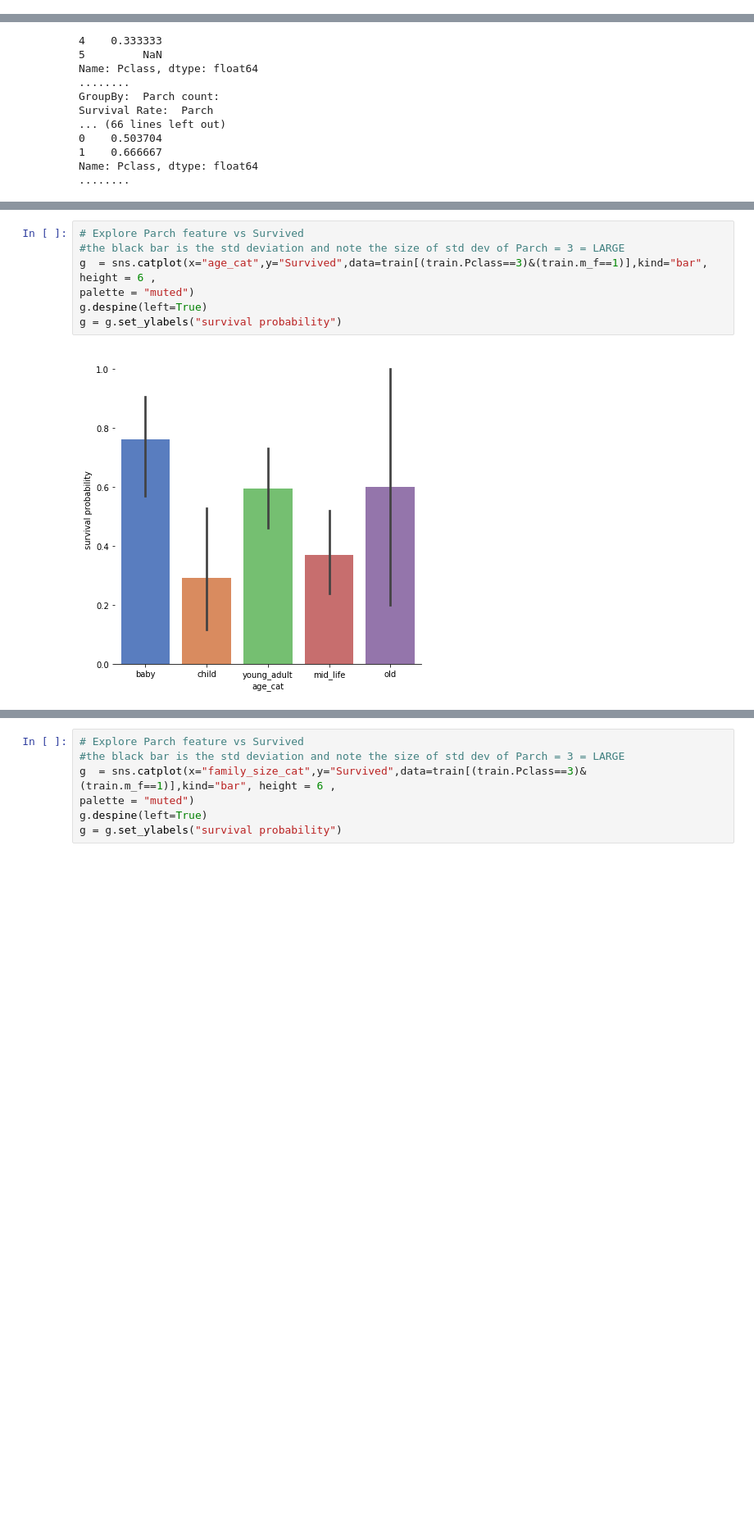
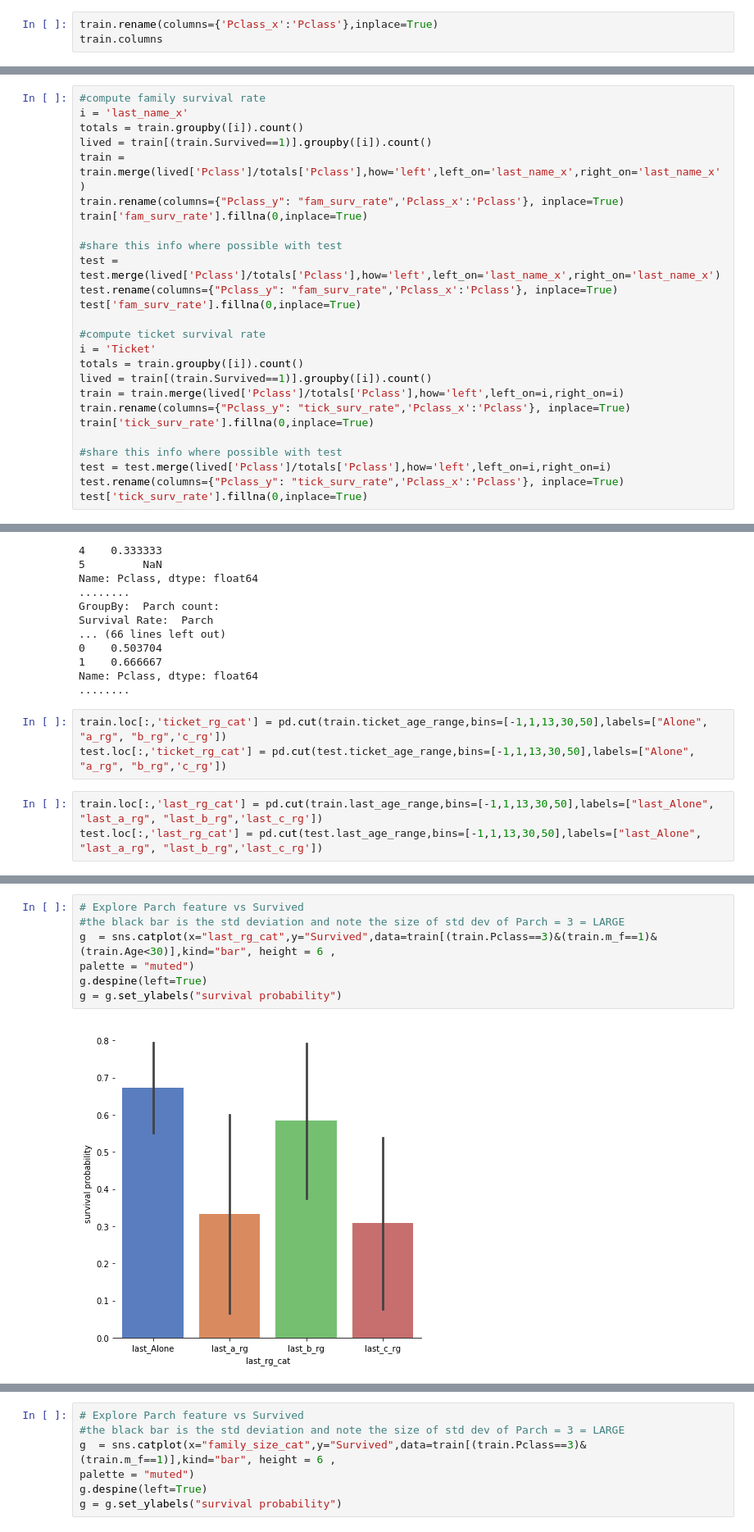
Before and after one commit to ggscanlon/kaggle, a Jupyter notebook: titanic/data_feature_generation.ipynb, the cells around one changed output, grey strips where cells are left out. Shown at 82% size. Drawn from its saved outputs; the diff is of its cells as text; blank space fills up the shorter version.

```diff
--- a/titanic/data_feature_generation.ipynb
+++ b/titanic/data_feature_generation.ipynb
@@ -837,0 +941,3 @@ train[(train.Pclass==3)&(train.m_f==1)]
+# %%
+train.rename(columns={'Pclass_x':'Pclass'},inplace=True)
+train.columns
@@ -837,0 +963,26 @@ train[(train.Pclass==3)&(train.m_f==1)]
+# %%
+#compute family survival rate
+i = 'last_name_x'
+totals = train.groupby([i]).count()
+lived = train[(train.Survived==1)].groupby([i]).count()
+train = train.merge(lived['Pclass']/totals['Pclass'],how='left',left_on='last_name_x',right_on='last_name_x')
+train.rename(columns={"Pclass_y": "fam_surv_rate",'Pclass_x':'Pclass'}, inplace=True)
+train['fam_surv_rate'].fillna(0,inplace=True)
+
+#share this info where possible with test
+test = test.merge(lived['Pclass']/totals['Pclass'],how='left',left_on='last_name_x',right_on='last_name_x')
+test.rename(columns={"Pclass_y": "fam_surv_rate",'Pclass_x':'Pclass'}, inplace=True)
+test['fam_surv_rate'].fillna(0,inplace=True)
+
+#compute ticket survival rate
+i = 'Ticket'
+totals = train.groupby([i]).count()
+lived = train[(train.Survived==1)].groupby([i]).count()
+train = train.merge(lived['Pclass']/totals['Pclass'],how='left',left_on=i,right_on=i)
+train.rename(columns={"Pclass_y": "tick_surv_rate",'Pclass_x':'Pclass'}, inplace=True)
+train['tick_surv_rate'].fillna(0,inplace=True)
+
+#share this info where possible with test
+test = test.merge(lived['Pclass']/totals['Pclass'],how='left',left_on=i,right_on=i)
+test.rename(columns={"Pclass_y": "tick_surv_rate",'Pclass_x':'Pclass'}, inplace=True)
+test['tick_surv_rate'].fillna(0,inplace=True)
@@ -860,3 +1022,9 @@ Survival Rate:  Parch
 1    0.666667
 Name: Pclass, dtype: float64
 ........
+# %%
+train.loc[:,'ticket_rg_cat'] = pd.cut(train.ticket_age_range,bins=[-1,1,13,30,50],labels=["Alone", "a_rg", "b_rg",'c_rg'])
+test.loc[:,'ticket_rg_cat'] = pd.cut(test.ticket_age_range,bins=[-1,1,13,30,50],labels=["Alone", "a_rg", "b_rg",'c_rg'])
+# %%
+train.loc[:,'last_rg_cat'] = pd.cut(train.last_age_range,bins=[-1,1,13,30,50],labels=["last_Alone", "last_a_rg", "last_b_rg",'last_c_rg'])
+test.loc[:,'last_rg_cat'] = pd.cut(test.last_age_range,bins=[-1,1,13,30,50],labels=["last_Alone", "last_a_rg", "last_b_rg",'last_c_rg'])
@@ -863,9 +1052,9 @@ Name: Pclass, dtype: float64
 # %%
 # Explore Parch feature vs Survived
 #the black bar is the std deviation and note the size of std dev of Parch = 3 = LARGE
-g  = sns.catplot(x="age_cat",y="Survived",data=train[(train.Pclass==3)&(train.m_f==1)],kind="bar", height = 6 ,
+g  = sns.catplot(x="last_rg_cat",y="Survived",data=train[(train.Pclass==3)&(train.m_f==1)&(train.Age<30)],kind="bar", height = 6 ,
 palette = "muted")
 g.despine(left=True)
 g = g.set_ylabels("survival probability")
 # %% [output]
-[figure, old version]
+[figure, new version]
```
Also changed, not shown: parts of 26 cells of this notebook, 6 other files.
